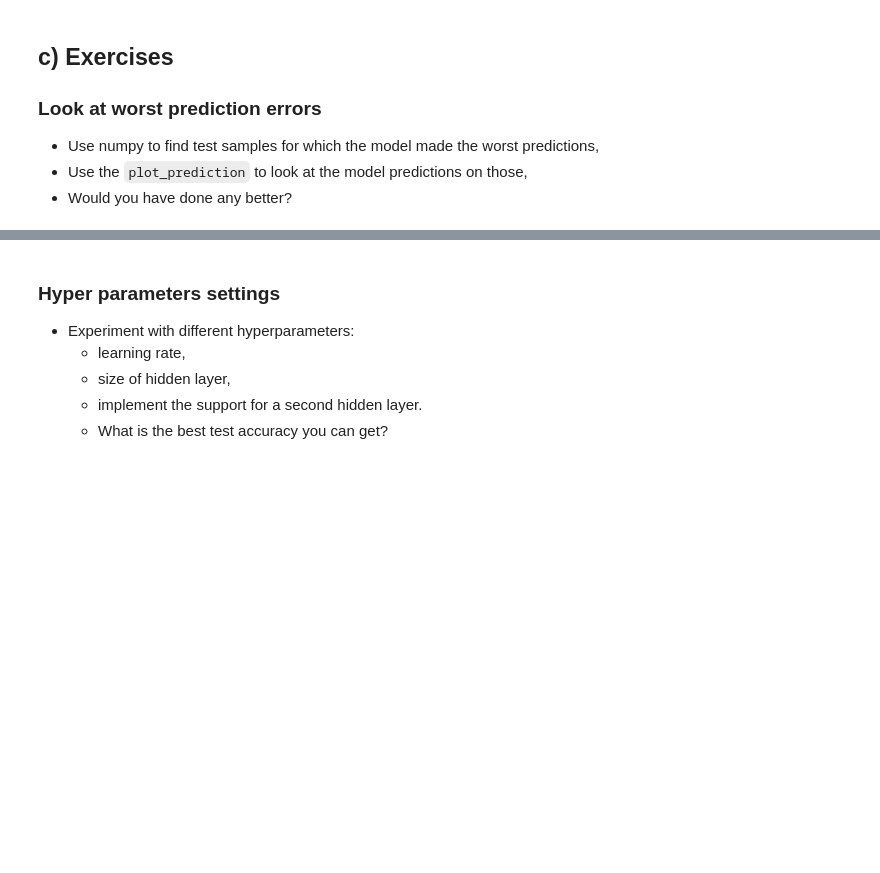
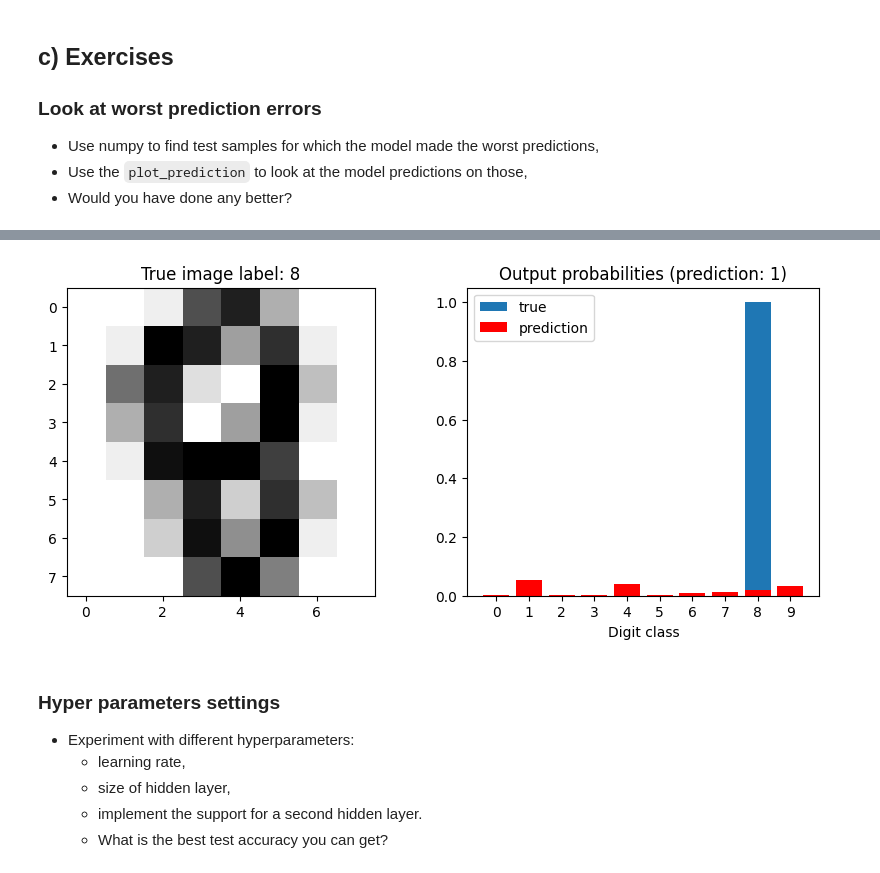
Before and after one commit to UofT-DSI/deep_learning, a Jupyter notebook: 01_materials/labs/lab_2.ipynb, the cells around one changed output, grey strips where cells are left out. Cells and saved outputs as stored; diff of their text form; code cells hidden in the pictures; blank space fills up the shorter version.

```diff
--- a/01_materials/labs/lab_2.ipynb
+++ b/01_materials/labs/lab_2.ipynb
@@ -165,8 +193,8 @@ class LogisticRegression:
 
     def forward(self, X):
         # Compute the linear combination of the input and weights
-        Z = None
-        return None
+        Z = np.dot(X, self.W) + self.b
+        return softmax(Z) # Apply softmax to get probabilities
 
     def predict(self, X):
         # Return the most probable class for each sample in X
@@ -178,7 +206,8 @@ class LogisticRegression:
     def loss(self, X, y):
         # Compute the negative log likelihood over the data provided
         y_onehot = one_hot(self.output_size, y.astype(int))
-        return None
+        y_pred = self.forward(X)
+        return nll(y_onehot, y_pred)
 
     def grad_loss(self, X, y_true, y_pred):
         # Compute the gradient of the loss with respect to W and b for a single sample (X, y_true)
@@ -314,17 +366,17 @@ class NeuralNet():
 
     def forward_hidden(self, X):
         # Compute the linear combination of the input and weights
-        self.Z_h = None
+        self.Z_h = np.dot(X, self.W_h) + self.b_h
 
         # Apply the sigmoid activation function
-        return None
+        return sigmoid(self.Z_h)
 
     def forward_output(self, H):
         # Compute the linear combination of the hidden layer activation and weights
-        self.Z_o = None
+        self.Z_o = np.dot(H, self.W_o) + self.b_o
 
         # Apply the sigmoid activation function
-        return None
+        return sigmoid(self.Z_o)
 
     def forward(self, X):
         # Compute the forward activations of the hidden and output layers
@@ -334,8 +386,9 @@ class NeuralNet():
         return Y
 
     def loss(self, X, y):
-        y = y.astype(int)
-        return None
+        y_onehot = one_hot(self.output_size, y.astype(int))
+        y_pred = self.forward(X)
+        return nll(y_onehot, y_pred)
 
     def grad_loss(self, X, y_true):
         y_true = one_hot(self.output_size, y_true)
@@ -439,0 +520,10 @@ plot_prediction(model, sample_idx=4)
+# %%
+# compute the loss values for the test set and find the highest loss sample
+test_losses = []
+for x,y in zip(X_test, y_test):
+    test_losses.append(model.loss(x,y))
+print(f'Max test loss: {np.max(test_losses):.3f}')
+worst_sample_idx = np.argmin(model.forward(X_test).max(axis=1))
+print("Worst sample index:", worst_sample_idx)
+plot_prediction(model, sample_idx=worst_sample_idx)
+# %% [output]
@@ -440,3 +532,4 @@ plot_prediction(model, sample_idx=4)
+[figure, added]
 # %% [markdown]
 ### Hyper parameters settings
 
```
Also changed, not shown: parts of 33 cells of this notebook.
